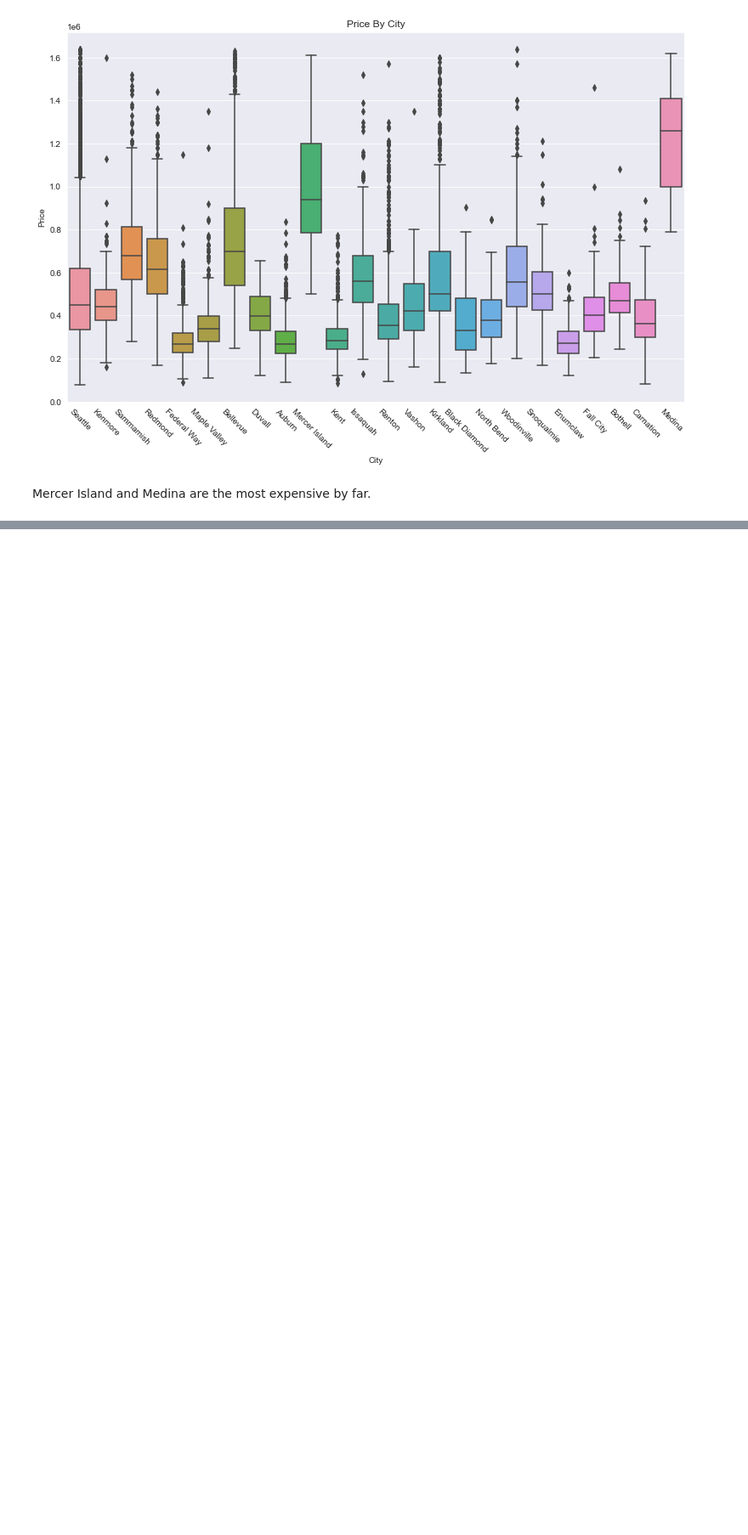
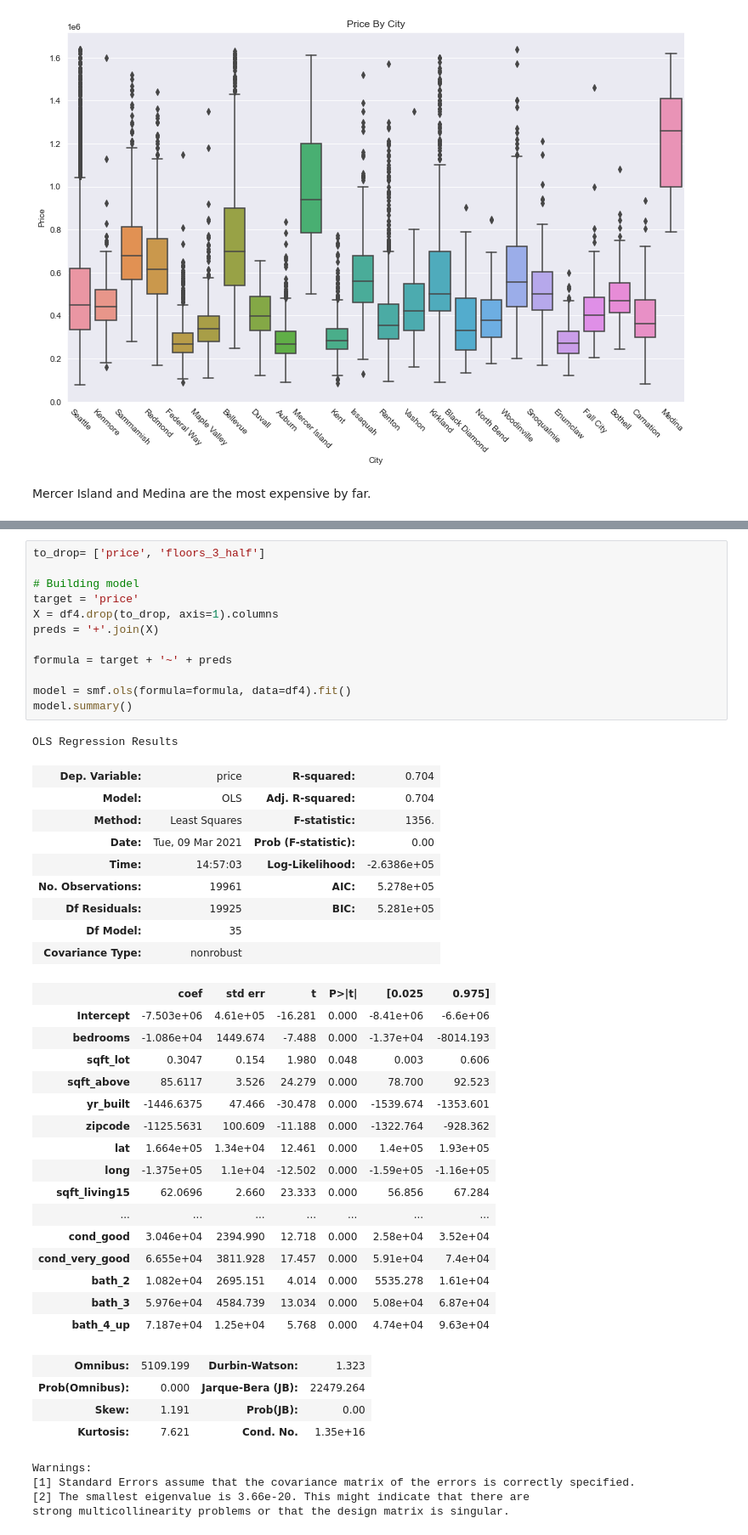
Before and after one commit to bmauss/Regression-Model-for-King-County-Housing-Market, a Jupyter notebook: Refining Model.ipynb, the cells around one changed output, grey strips where cells are left out. Shown at 85% size. Saved outputs shown, nothing was run; the diff lists cells and outputs as text; blank space fills up the shorter version.

```diff
--- a/Refining Model.ipynb
+++ b/Refining Model.ipynb
@@ -458,0 +597,47 @@ Mercer Island and Medina are the most expensive by far.
+# %%
+to_drop= ['price', 'floors_3_half']
+
+# Building model
+target = 'price'
+X = df4.drop(to_drop, axis=1).columns
+preds = '+'.join(X)
+
+formula = target + '~' + preds
+
+model = smf.ols(formula=formula, data=df4).fit()
+model.summary()
+# %% [output]
+OLS Regression Results
+| Dep. Variable: | price | R-squared: | 0.704 |
+| Model: | OLS | Adj. R-squared: | 0.704 |
+| Method: | Least Squares | F-statistic: | 1356. |
+| Date: | Tue, 09 Mar 2021 | Prob (F-statistic): | 0.00 |
+| Time: | 14:57:03 | Log-Likelihood: | -2.6386e+05 |
+| No. Observations: | 19961 | AIC: | 5.278e+05 |
+| Df Residuals: | 19925 | BIC: | 5.281e+05 |
+| Df Model: | 35 |  |  |
+| Covariance Type: | nonrobust |  |  |
+|  | coef | std err | t | P>|t| | [0.025 | 0.975] |
+| Intercept | -7.503e+06 | 4.61e+05 | -16.281 | 0.000 | -8.41e+06 | -6.6e+06 |
+| bedrooms | -1.086e+04 | 1449.674 | -7.488 | 0.000 | -1.37e+04 | -8014.193 |
+| sqft_lot | 0.3047 | 0.154 | 1.980 | 0.048 | 0.003 | 0.606 |
+| sqft_above | 85.6117 | 3.526 | 24.279 | 0.000 | 78.700 | 92.523 |
+| yr_built | -1446.6375 | 47.466 | -30.478 | 0.000 | -1539.674 | -1353.601 |
+| zipcode | -1125.5631 | 100.609 | -11.188 | 0.000 | -1322.764 | -928.362 |
+| lat | 1.664e+05 | 1.34e+04 | 12.461 | 0.000 | 1.4e+05 | 1.93e+05 |
+| long | -1.375e+05 | 1.1e+04 | -12.502 | 0.000 | -1.59e+05 | -1.16e+05 |
+| sqft_living15 | 62.0696 | 2.660 | 23.333 | 0.000 | 56.856 | 67.284 |
+| ... | ... | ... | ... | ... | ... | ... |
+| cond_good | 3.046e+04 | 2394.990 | 12.718 | 0.000 | 2.58e+04 | 3.52e+04 |
+| cond_very_good | 6.655e+04 | 3811.928 | 17.457 | 0.000 | 5.91e+04 | 7.4e+04 |
+| bath_2 | 1.082e+04 | 2695.151 | 4.014 | 0.000 | 5535.278 | 1.61e+04 |
+| bath_3 | 5.976e+04 | 4584.739 | 13.034 | 0.000 | 5.08e+04 | 6.87e+04 |
+| bath_4_up | 7.187e+04 | 1.25e+04 | 5.768 | 0.000 | 4.74e+04 | 9.63e+04 |
+| Omnibus: | 5109.199 | Durbin-Watson: | 1.323 |
+| Prob(Omnibus): | 0.000 | Jarque-Bera (JB): | 22479.264 |
+| Skew: | 1.191 | Prob(JB): | 0.00 |
+| Kurtosis: | 7.621 | Cond. No. | 1.35e+16 |
+Warnings:
+[1] Standard Errors assume that the covariance matrix of the errors is correctly specified.
+[2] The smallest eigenvalue is 3.66e-20. This might indicate that there are
+strong multicollinearity problems or that the design matrix is singular.
```
Also changed, not shown: parts of 10 cells of this notebook, 1 other file.
